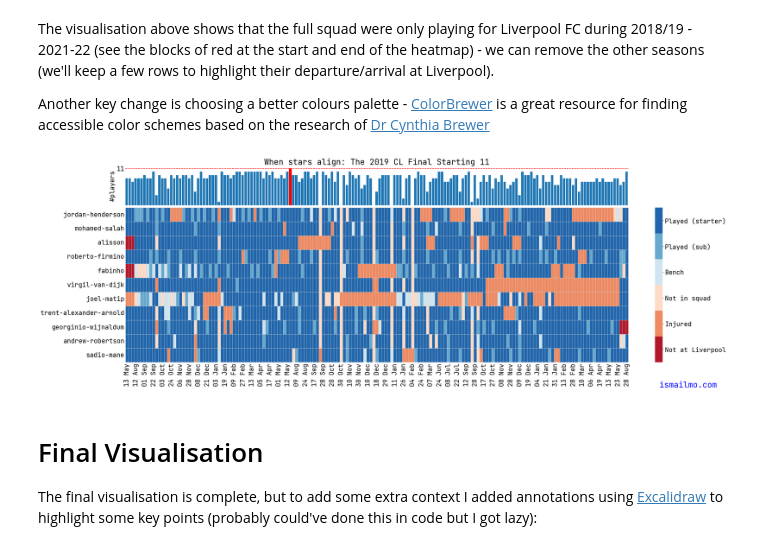
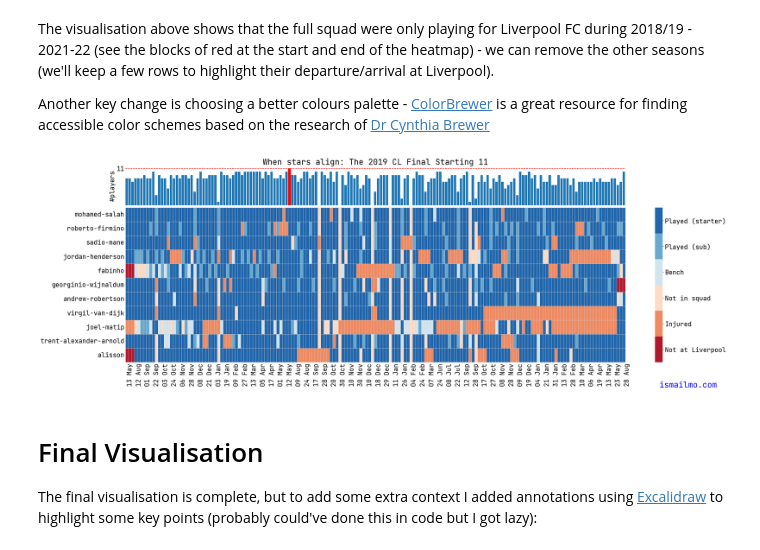
Before and after one commit to ismailmo1/blog, a Jupyter notebook: posts/CL19-strangers/avail-heatmaps.ipynb, the cells around one changed output. Saved outputs shown, nothing was run; the diff lists cells and outputs as text; code cells hidden in the pictures.

Commit message:
fix fillna and 22-23

```diff
--- a/posts/CL19-strangers/avail-heatmaps.ipynb
+++ b/posts/CL19-strangers/avail-heatmaps.ipynb
@@ -129,7 +129,7 @@ There are also cases where the availability doesn't fall into any of the categor
 # assumption: NaN value means they were likely suspended
 # either way they werent in the squad so makes sense
 # to assign that (to me atleast!)
-fixtures_num_starters.fillna(3, inplace=True)
+fixtures_num_starters.fillna(1, inplace=True)
 fixtures_num_starters = fixtures_num_starters.iloc[:,:11]
 # %% [markdown]
 The number of players in the starting lineup can be calculated from the availability category they were put into: we can take a sum of all the instances of "Played (starter)" for each game.
@@ -259,7 +261,7 @@ for player,url in cl_19_lineup_urls.items():
     avail_17_18.append(transposed_df)
 
 avail_17_18_all = pd.concat(avail_17_18)
-avail_17_18_all.fillna(3, inplace=True)
+avail_17_18_all.fillna(1, inplace=True)
 
 # add count
 long_avail_17_18_df = avail_17_18_all.T
@@ -280,7 +282,7 @@ for player,url in cl_19_lineup_urls.items():
     avail_19_20.append(transposed_df)
 
 avail_19_20_all = pd.concat(avail_19_20)
-avail_19_20_all.fillna(3, inplace=True)
+avail_19_20_all.fillna(1, inplace=True)
 
 # add count
 long_avail_19_20_df = avail_19_20_all.T
@@ -303,7 +305,7 @@ for player,url in cl_19_lineup_urls.items():
     avail_20_21.append(transposed_df)
 
 avail_20_21_all = pd.concat(avail_20_21)
-avail_20_21_all.fillna(3, inplace=True)
+avail_20_21_all.fillna(1, inplace=True)
 
 # add count
 long_avail_20_21_df = avail_20_21_all.T
@@ -325,7 +327,7 @@ for player,url in cl_19_lineup_urls.items():
     avail_21_22.append(transposed_df)
 
 avail_21_22_all = pd.concat(avail_21_22)
-avail_21_22_all.fillna(3, inplace=True)
+avail_21_22_all.fillna(1, inplace=True)
 
 # add count
 long_avail_21_22_df = avail_21_22_all.T
@@ -441,6 +450,19 @@ cl_19_lineup_at_lpool_avail_df.reset_index(inplace=True, drop=True)
 #| code-fold: true
 #| code-summary: Final visualisation setup
 #| output: false
+
+# order players by position
+heatmap_data = cl_19_lineup_at_lpool_avail_df.loc[:, ['mohamed-salah',
+                                                      'roberto-firmino',
+                                                      'sadio-mane',
+                                                      'jordan-henderson',
+                                                      'fabinho',
+                                                      'georginio-wijnaldum',
+                                                      'andrew-robertson',
+                                                      'virgil-van-dijk',
+                                                      'joel-matip',
+                                                      'trent-alexander-arnold',
+                                                      'alisson']].T
 
 matplotlib.rcParams['font.size'] = '20'
 plt.rcParams["axes.titlesize"] ="10"
@@ -465,33 +487,33 @@ for i,bar in enumerate(bar_plot):
         bar.set_color("r")
 
 ax1.spines['top'].set_visible(False)
 ax1.spines['right'].set_visible(False)
 ax1.spines['bottom'].set_visible(False)
 ax1.spines['left'].set_visible(False)
 
 # add horizontal line at 11 players
 ax1.axhline(y=11, color='r', ls='--')
 
 _ = ax1.set_title("When stars align: The 2019 CL Final Starting 11", fontdict={"fontsize":"25"} )
 _ = ax1.set_xlabel("")
 _ = ax1.set_ylabel("#players",rotation="vertical", ha="center")
 _ = ax1.yaxis.set_major_locator(matplotlib.ticker.FixedLocator([11]))
 _ = ax1.tick_params(length=0)
 
 num_levels = len(availability_levels_map.keys())
-plot = sns.heatmap(cl_19_lineup_at_lpool_avail_df.iloc[:, :-2].T, ax=ax2, cmap=color_scheme,linewidths=0.5, linecolor='lightgray')
+plot = sns.heatmap(heatmap_data, ax=ax2, cmap=color_scheme,linewidths=0.5, linecolor='lightgray')
 colorbar = plot.collections[0].colorbar
 total_bar_height = colorbar.vmax - colorbar.vmin
 lvl_bar_height = total_bar_height/num_levels
 
 
 colorbar.set_ticks([colorbar.vmin + (lvl_bar_height * (0.5 + i)) for i in range(num_levels)])
 colorbar.set_ticklabels([*availability_levels_map.keys()])
 
 axs_fmtd = [cl_19_lineup_at_lpool_avail_df.loc[int(i.get_text()), 'date'].strftime("%d %b") for i in ax2.get_xticklabels()]
-_ = ax2.set_xticklabels(axs_fmtd, rotation="vertical")
+_ = ax2.set_xticklabels(axs_fmtd, rotation="vertical", ha="left")
 _ = ax2.set_xlabel("")
 _ = ax2.tick_params(length=0)
 _ = plt.gcf().text(0.9, 0, "ismailmo.com", fontsize=25, fontdict={'color':  'blue'} )
 # %% [output]
-[figure, old version]
+[figure, new version]
```
Also changed, not shown: parts of 16 cells of this notebook, 5 other files.
